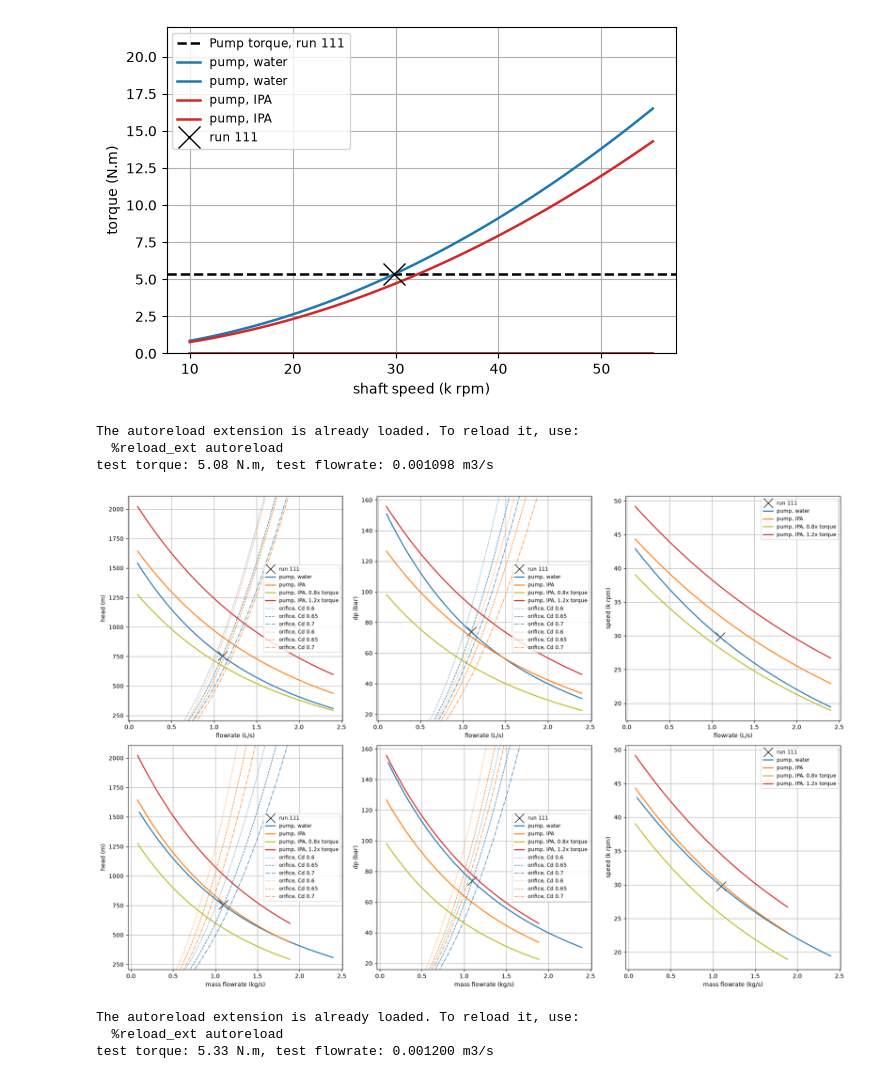
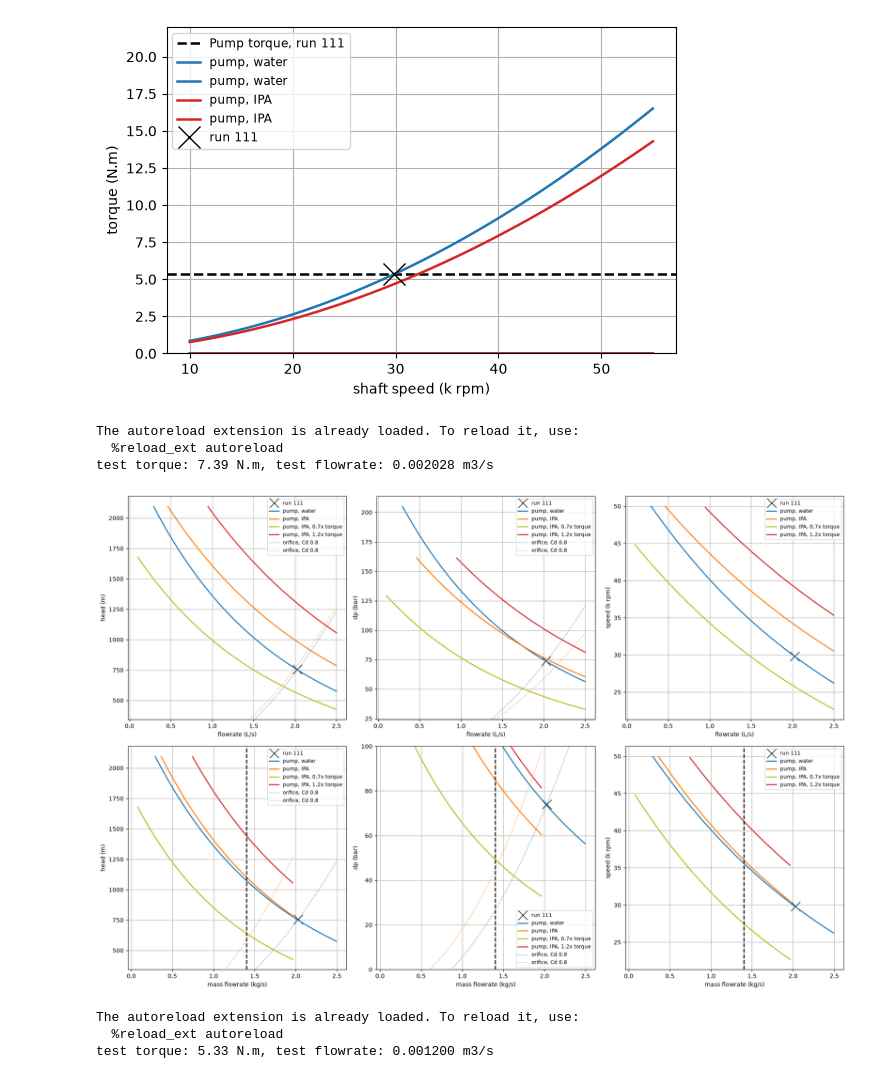
Before and after one commit to LpHiX/otp-sizing, a Jupyter notebook: notebooks/speedmatching.ipynb, the cells around one changed output. Drawn from its saved outputs; the diff is of its cells as text; code cells hidden in the pictures.

```diff
--- a/notebooks/speedmatching.ipynb
+++ b/notebooks/speedmatching.ipynb
@@ -99,11 +99,12 @@ from otp.pump.analysis import Pump
 from otp.pump.records import PumpChoices, PumpGeometry, PumpRequirements
 from otp.turbine.analysis import Turbine
 from otp.turbine.records import TurbineChoices, TurbineGeometry, TurbineInletGas, TurbineRequirements
-from otp.core.units import K_TO_C, g
+from otp.core.units import K_TO_C, g, BAR
 
 T_K, P_IN, P_AMB = 293.15, 17.52 * BAR, 1.01325 * BAR  #K, bar, bar
+Q_HI = 2.5e-3
 N_MEAS = 29800
-FLOWRATES = np.linspace(0.1e-3, 2.4e-3, 100)
+FLOWRATES = np.linspace(0.1e-3, Q_HI, 100)
 
 GEOM = PumpGeometry(d_inlet=0.0298 / 1.2,
                     d_1=0.0298,
@@ -138,8 +139,8 @@ def head_at_flow_torque(fl, flowrate, torque):
 def rho(fl):
     return fl.fluid.with_state(Input.pressure(1e5), Input.temperature(T_K + K_TO_C)).density
 
-CD = 0.65
-D_OR = 0.004
+CD = 0.8
+D_OR = 0.0049
 
 def pump_torque(n, fl):
     """Torque on the 4 mm orifice line: Q where pump dp drives that flow."""
@@ -153,7 +154,7 @@ print(f"test torque: {test_torque:.2f} N.m, test flowrate: {solved_Q:.6f} m3/s")
 
 CASES = {0: {"fluid": WATER, "color": "tab:blue", "label": "water", "torque_mult": 1.0},
             1: {"fluid": IPA, "color": "tab:orange", "label": "IPA", "torque_mult": 1.0},
-            2: {"fluid": IPA, "color": "tab:olive", "label": "IPA, 0.8x torque", "torque_mult": 0.8},
+            2: {"fluid": IPA, "color": "tab:olive", "label": "IPA, 0.7x torque", "torque_mult": 0.7},
             3: {"fluid": IPA, "color": "tab:red", "label": "IPA, 1.2x torque", "torque_mult": 1.2}}
 
 fig, axs = plt.subplots(2, 3, figsize=(18, 12))
@@ -186,38 +187,44 @@ Q_F = np.linspace(FLOWRATES[0], FLOWRATES[-1], 200)
 for fl, c, lab in [(WATER, "tab:blue", True), (IPA, "tab:orange", False)]:
 # for fl, c, lab in [(IPA, "tab:orange", False)]:
     r = rho(fl)
-    for cd, ls in [(0.6, ":"), (0.65, "--"), (0.7, "-.")]:
-        dp_or = 0.5 * r * (Q_F / (cd * A_OR)) ** 2 - (P_IN - P_AMB)      # pump dp this orifice needs at Q
+    for cd, ls in [(0.8, ":")]:
+        if fl == IPA:
+            dp_or = 0.5 * r * (Q_F / (cd * A_OR)) ** 2 - (11*BAR - P_AMB)      # pump dp this orifice needs at Q
+        if fl == WATER:
+            dp_or = 0.5 * r * (Q_F / (cd * A_OR)) ** 2 - (P_IN - P_AMB)      # pump dp this orifice needs at Q
         for ax, x, y in [(ax1, Q_F * 1e3, dp_or / (r * g)), (ax2, Q_F * 1e3, dp_or / BAR),
                          (ax4, Q_F * r, dp_or / (r * g)), (ax5, Q_F * r, dp_or / BAR)]:
             lim = ax.get_ylim()
             ax.plot(x, y, c, ls=ls, lw=1, label=f"orifice, Cd {cd}")
             ax.set_ylim(lim)
 
 for ax in [ax1, ax2, ax3, ax4, ax5, ax6]:
     ax.legend(fontsize="small", loc="best")
     ax.grid(True)
 
 for ax in [ax1, ax2, ax3]:
     ax.set_xlabel("flowrate (L/s)")
 
 for ax in [ax4, ax5, ax6]:
     ax.set_xlabel("mass flowrate (kg/s)")
+    # add vertical line at 1.4
+    ax.axvline(1.4, color="k", lw=1.8, ls="--", label="run 111")
 
 
 ax1.set_ylabel("head (m)")
 ax4.set_ylabel("head (m)")
 ax2.set_ylabel("dp (bar)")
 ax5.set_ylabel("dp (bar)")
 ax3.set_ylabel("speed (k rpm)");
 ax6.set_ylabel("speed (k rpm)");
+ax5.set_ylim(0, 100)
 
 fig.tight_layout(); plt.show()
 # %% [output]
 The autoreload extension is already loaded. To reload it, use:
   %reload_ext autoreload
-test torque: 5.08 N.m, test flowrate: 0.001098 m3/s
+test torque: 7.39 N.m, test flowrate: 0.002028 m3/s
-[figure, old version]
+[figure, new version]
 # %%
 %load_ext autoreload
 %autoreload 2
```
Also changed, not shown: 9 other files.
